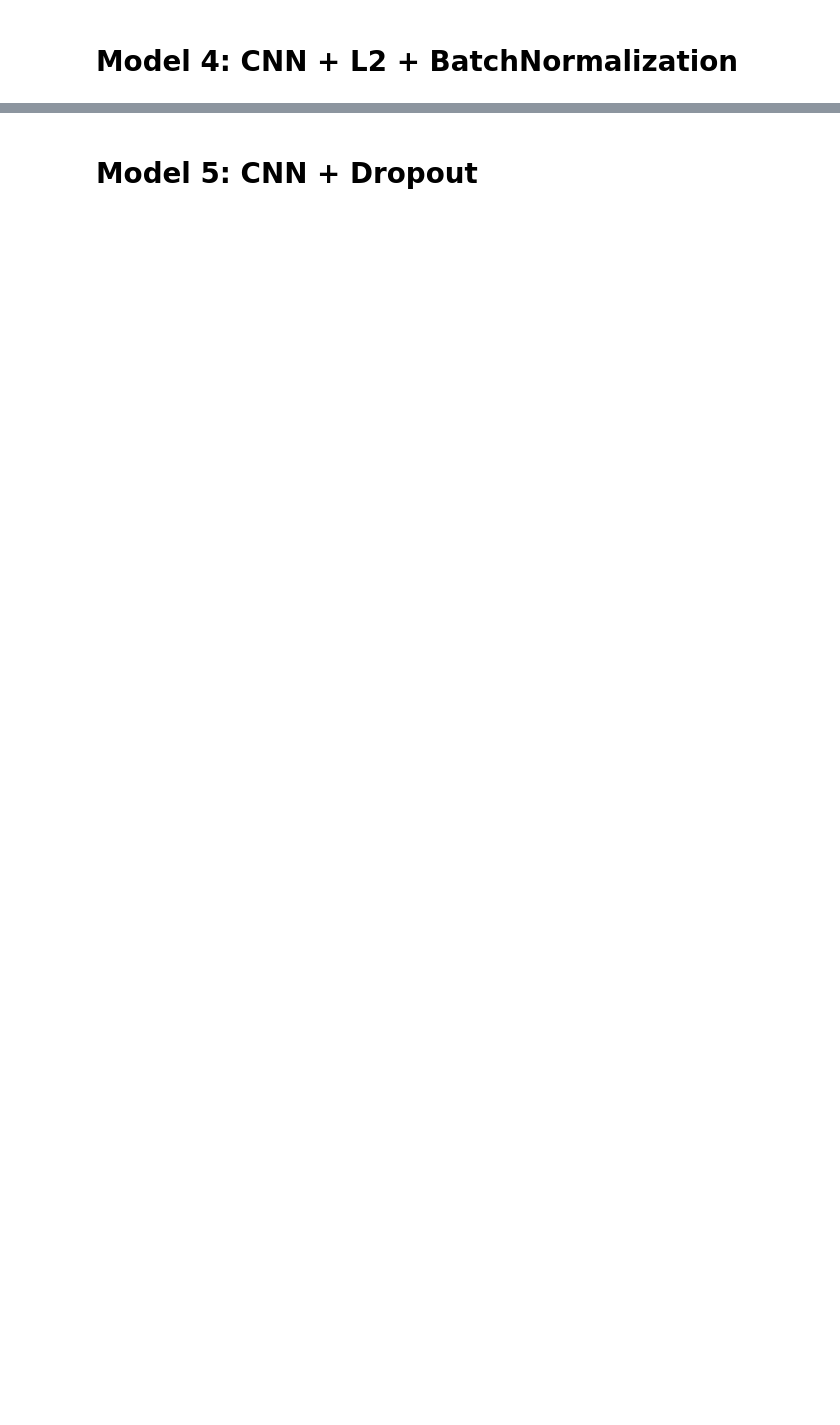
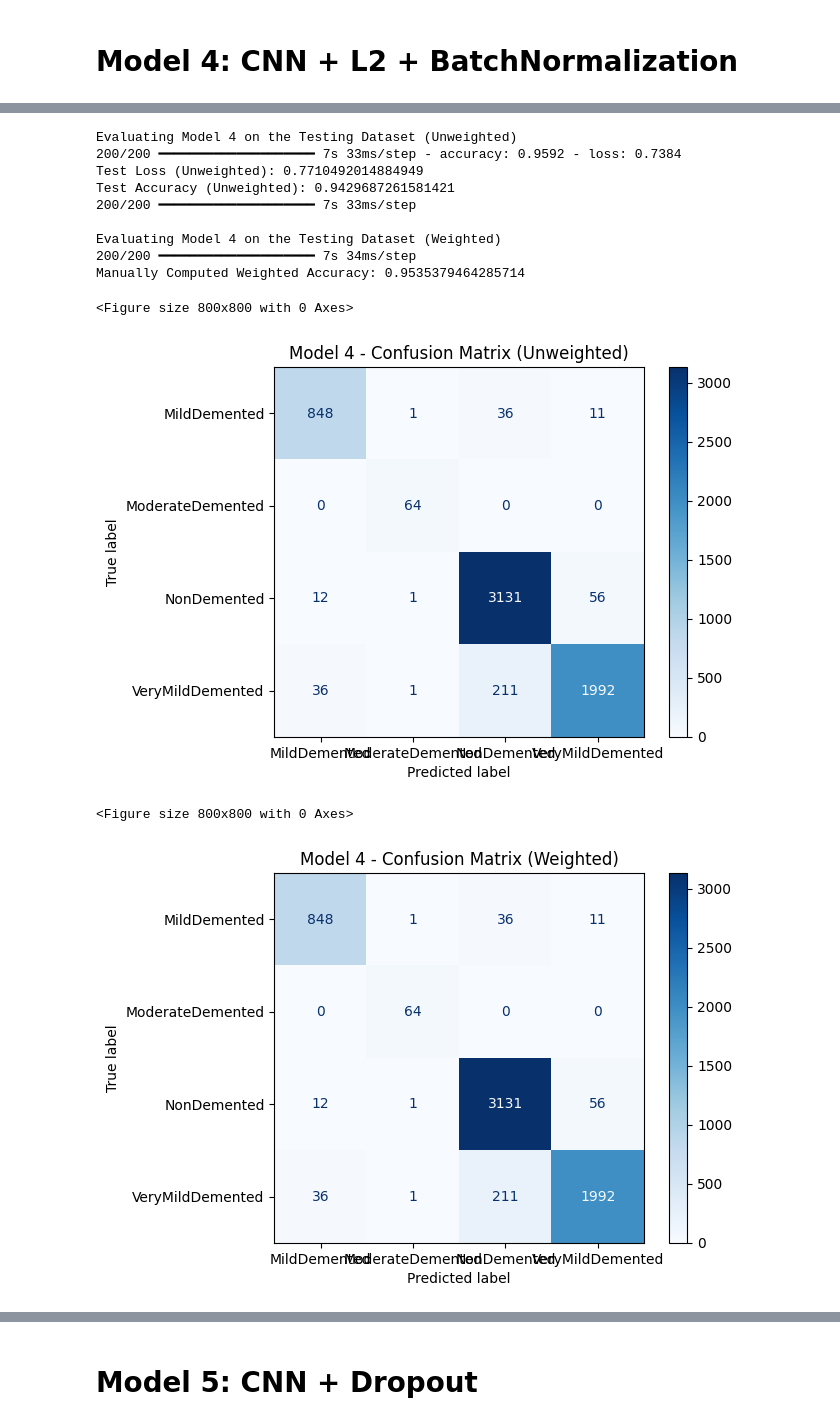
Before and after one commit to fleursomnium/Alzheimers-CNN, a Jupyter notebook: Gab's/Version_5.ipynb, the cells around one changed output, grey strips where cells are left out. Drawn from its saved outputs; the diff is of its cells as text; code cells hidden in the pictures; blank space fills up the shorter version.

```diff
--- a/Gab's/Version_5.ipynb
+++ b/Gab's/Version_5.ipynb
@@ -843,26 +952,20 @@ print(f"Test Accuracy (Unweighted): {test_accuracy_unweighted_4}")
 predictions_unweighted_4 = model_4.predict(test_images)
 predicted_classes_unweighted_4 = np.argmax(predictions_unweighted_4, axis=1)
 
-# --- Weighted Evaluation ---
+# --- Weighted Evaluation (Manual Calculation) ---
 print("\nEvaluating Model 4 on the Testing Dataset (Weighted)")
 
 # Compute sample weights for the testing dataset
 test_labels = test_images.classes
 sample_weights_4 = compute_sample_weight(class_weight='balanced', y=test_labels)
 
-# Evaluate using sample weights
-test_loss_weighted_4, test_accuracy_weighted_4 = model_4.evaluate(
-    test_images,
-    sample_weight=sample_weights_4,
-    steps=len(test_images),
-    verbose=1
-)
-print(f"Test Loss (Weighted): {test_loss_weighted_4}")
-print(f"Test Accuracy (Weighted): {test_accuracy_weighted_4}")
-
 # Generate predictions for weighted metrics
 predictions_weighted_4 = model_4.predict(test_images)
 predicted_classes_weighted_4 = np.argmax(predictions_weighted_4, axis=1)
+
+# Manually calculate weighted accuracy
+accuracy_weighted_4 = np.sum((predicted_classes_weighted_4 == test_labels) * sample_weights_4) / np.sum(sample_weights_4)
+print(f"Manually Computed Weighted Accuracy: {accuracy_weighted_4}")
 
 # --- Confusion Matrix (Unweighted) ---
 cm_unweighted_4 = confusion_matrix(test_images.classes, predicted_classes_unweighted_4)
@@ -909,39 +1012,53 @@ evaluation_metrics['Model 4 (Unweighted)'] = {
 }
 
 evaluation_metrics['Model 4 (Weighted)'] = {
-    'accuracy': test_accuracy_weighted_4,
+    'accuracy': accuracy_weighted_4,
     'classification_report': report_weighted_4,
     'confusion_matrix': cm_weighted_4,
     'history': history_4.history
 }
 
 # --- Compare Metrics ---
 print("\nComparison of Weighted vs Unweighted Metrics for Model 4")
 print(f"Unweighted Accuracy: {test_accuracy_unweighted_4}")
-print(f"Weighted Accuracy: {test_accuracy_weighted_4}")
+print(f"Weighted Accuracy: {accuracy_weighted_4}")
 
 # --- Plot Training Accuracy and Loss ---
 plt.plot(history_4.history['accuracy'])
 plt.plot(history_4.history['val_accuracy'])
 plt.title('Model 4 Accuracy (Training)')
 plt.ylabel('Accuracy')
 plt.xlabel('Epoch')
 plt.legend(['Train', 'Validation'], loc='upper left')
 plt.show()
 
 plt.plot(history_4.history['loss'])
 plt.plot(history_4.history['val_loss'])
 plt.title('Model 4 Loss (Training)')
 plt.ylabel('Loss')
 plt.xlabel('Epoch')
 plt.legend(['Train', 'Validation'], loc='upper left')
 plt.show()
 
 # --- Plot Accuracy Comparison ---
 plt.figure(figsize=(10, 6))
-plt.bar(['Unweighted', 'Weighted'], [test_accuracy_unweighted_4, test_accuracy_weighted_4], color=['skyblue', 'orange'])
+plt.bar(['Unweighted', 'Weighted'], [test_accuracy_unweighted_4, accuracy_weighted_4], color=['skyblue', 'orange'])
 plt.title("Comparison of Unweighted vs Weighted Test Accuracy for Model 4")
 plt.ylabel("Accuracy")
 plt.xlabel("Evaluation Type")
 plt.ylim(0, 1)
 plt.show()
+# %% [output]
+Evaluating Model 4 on the Testing Dataset (Unweighted)
+200/200 ━━━━━━━━━━━━━━━━━━━━ 7s 33ms/step - accuracy: 0.9592 - loss: 0.7384
+Test Loss (Unweighted): 0.7710492014884949
+Test Accuracy (Unweighted): 0.9429687261581421
+200/200 ━━━━━━━━━━━━━━━━━━━━ 7s 33ms/step
+
+Evaluating Model 4 on the Testing Dataset (Weighted)
+200/200 ━━━━━━━━━━━━━━━━━━━━ 7s 34ms/step
+Manually Computed Weighted Accuracy: 0.9535379464285714
+<Figure size 800x800 with 0 Axes>
+[figure, added]
+<Figure size 800x800 with 0 Axes>
+[figure, added]
```
Also changed, not shown: parts of 28 cells of this notebook.
